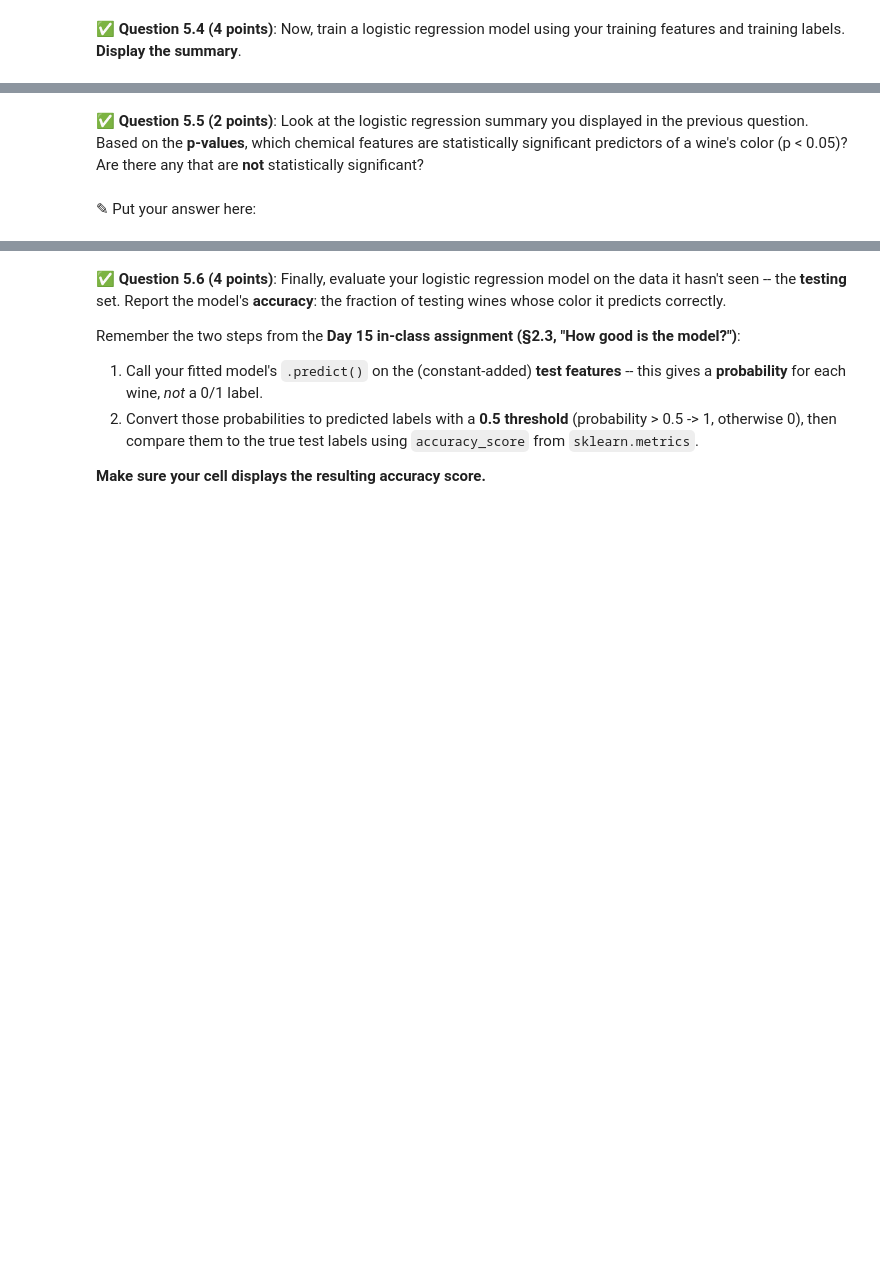
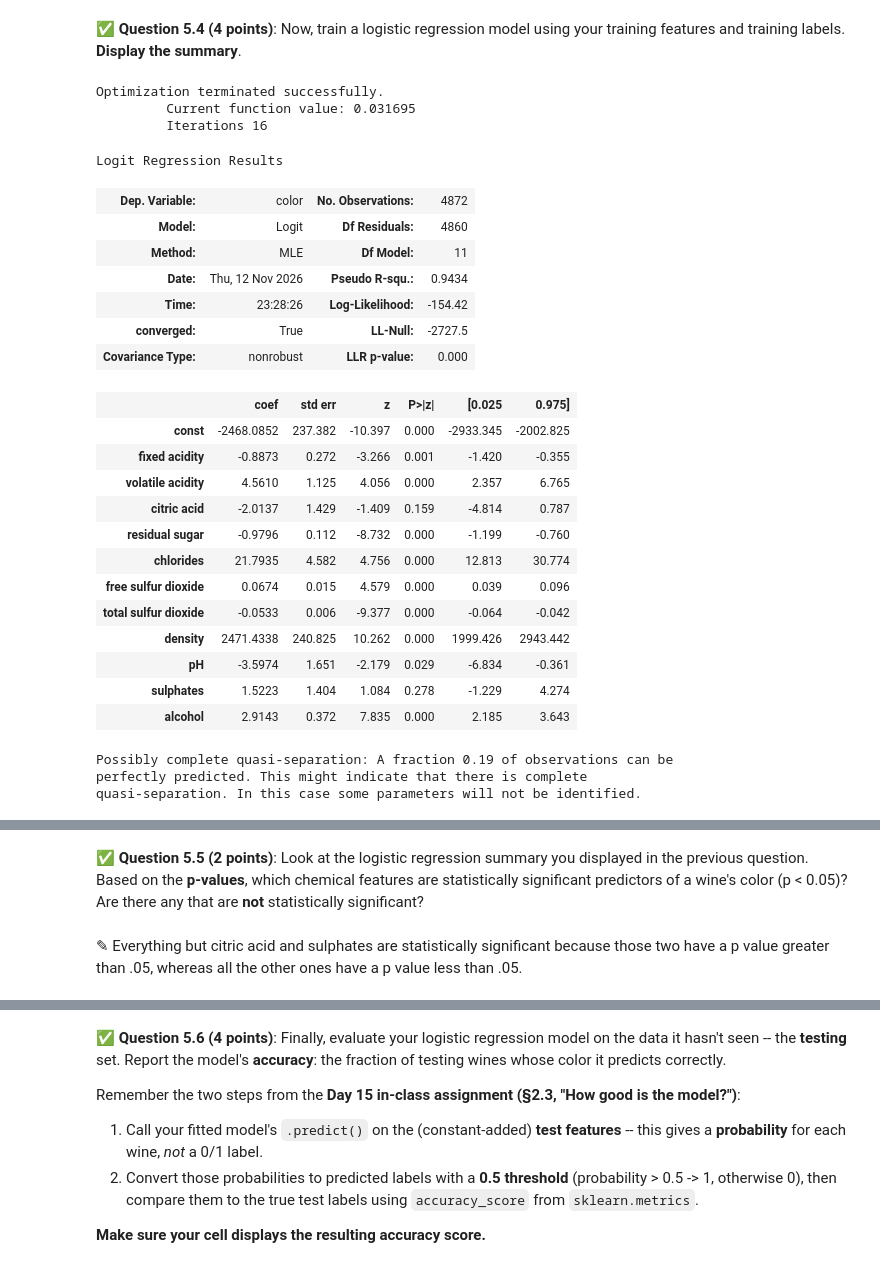
Before and after one commit to matthoppy07-dev/CMSE-202-f26-turnin, a Jupyter notebook: hw-03/HW03-Regression-STUDENT.ipynb, the cells around one changed output, grey strips where cells are left out. Cells and saved outputs as stored; diff of their text form; code cells hidden in the pictures; blank space fills up the shorter version.

```diff
--- a/hw-03/HW03-Regression-STUDENT.ipynb
+++ b/hw-03/HW03-Regression-STUDENT.ipynb
@@ -641,6 +641,13 @@ In this part, we'd like to use logistic regression to classify whether a wine is
 Finally, split the combined DataFrame into **features** and **labels**, where `features` consists of all columns except `color` and `quality`, and `labels` is the `color` column.
 # %%
 # Put your code here
+dfr = winer
+dfw = winew
+dfr['color'] = 1
+dfw['color'] = 0
+winedf = pd.concat([dfr,dfw])
+feature = winedf.drop(columns =['color','quality'])
+labels = winedf['color']
 # %% [markdown]
 <!-- END QUESTION -->
 <!-- DO NOT MODIFY OR DELETE THIS CELL. Make sure your solution to the question above is in the cell(s) above this one. -->
@@ -650,3 +657,6 @@ Finally, split the combined DataFrame into **features** and **labels**, where `f
 &#9989;  **Question 5.3 (4 points)**: Split your data into a training and testing set with a training set representing 75% of your data. For reproducibility, set the `random_state` argument to `0`. Print the shapes of the training features, the testing features, the training labels, and the testing labels to show you have the right number of entries in each of the four variables.
 # %%
 # Put your code here
+from sklearn.model_selection import train_test_split
+xtr,xts,ytr,yts = train_test_split(feature,labels,train_size = .75, random_state = 0)
+print(xtr.shape,xts.shape,ytr.shape,yts.shape)
@@ -659,6 +671,37 @@ Finally, split the combined DataFrame into **features** and **labels**, where `f
 &#9989;  **Question 5.4 (4 points)**: Now, train a logistic regression model using your training features and training labels. **Display the summary**.
 # %%
 # Put your code here
+xconst = sm.add_constant(xtr)
+logmodel = sm.Logit(ytr,xconst).fit()
+logmodel.summary()
+# %% [output]
+Optimization terminated successfully.
+         Current function value: 0.031695
+         Iterations 16
+Logit Regression Results
+| Dep. Variable: | color | No. Observations: | 4872 |
+| Model: | Logit | Df Residuals: | 4860 |
+| Method: | MLE | Df Model: | 11 |
+| Date: | Thu, 12 Nov 2026 | Pseudo R-squ.: | 0.9434 |
+| Time: | 23:28:26 | Log-Likelihood: | -154.42 |
+| converged: | True | LL-Null: | -2727.5 |
+| Covariance Type: | nonrobust | LLR p-value: | 0.000 |
+|  | coef | std err | z | P>|z| | [0.025 | 0.975] |
+| const | -2468.0852 | 237.382 | -10.397 | 0.000 | -2933.345 | -2002.825 |
+| fixed acidity | -0.8873 | 0.272 | -3.266 | 0.001 | -1.420 | -0.355 |
+| volatile acidity | 4.5610 | 1.125 | 4.056 | 0.000 | 2.357 | 6.765 |
+| citric acid | -2.0137 | 1.429 | -1.409 | 0.159 | -4.814 | 0.787 |
+| residual sugar | -0.9796 | 0.112 | -8.732 | 0.000 | -1.199 | -0.760 |
+| chlorides | 21.7935 | 4.582 | 4.756 | 0.000 | 12.813 | 30.774 |
+| free sulfur dioxide | 0.0674 | 0.015 | 4.579 | 0.000 | 0.039 | 0.096 |
+| total sulfur dioxide | -0.0533 | 0.006 | -9.377 | 0.000 | -0.064 | -0.042 |
+| density | 2471.4338 | 240.825 | 10.262 | 0.000 | 1999.426 | 2943.442 |
+| pH | -3.5974 | 1.651 | -2.179 | 0.029 | -6.834 | -0.361 |
+| sulphates | 1.5223 | 1.404 | 1.084 | 0.278 | -1.229 | 4.274 |
+| alcohol | 2.9143 | 0.372 | 7.835 | 0.000 | 2.185 | 3.643 |
+Possibly complete quasi-separation: A fraction 0.19 of observations can be
+perfectly predicted. This might indicate that there is complete
+quasi-separation. In this case some parameters will not be identified.
 # %% [markdown]
 <!-- END QUESTION -->
 <!-- DO NOT MODIFY OR DELETE THIS CELL. Make sure your solution to the question above is in the cell(s) above this one. -->
@@ -667,7 +710,7 @@ Finally, split the combined DataFrame into **features** and **labels**, where `f
 
 &#9989; **Question 5.5 (2 points)**: Look at the logistic regression summary you displayed in the previous question. Based on the **p-values**, which chemical features are statistically significant predictors of a wine's color (p < 0.05)? Are there any that are **not** statistically significant?
 # %% [markdown]
-<font size=+3>&#9998;</font> Put your answer here:
+<font size=+3>&#9998;</font> Everything but citric acid and sulphates are statistically significant because those two have a p value greater than .05, whereas all the other ones have a p value less than .05.
 # %% [markdown]
 <!-- END QUESTION -->
 <!-- DO NOT MODIFY OR DELETE THIS CELL. Make sure your solution to the question above is in the cell(s) above this one. -->
```
Also changed, not shown: parts of 5 cells of this notebook.
